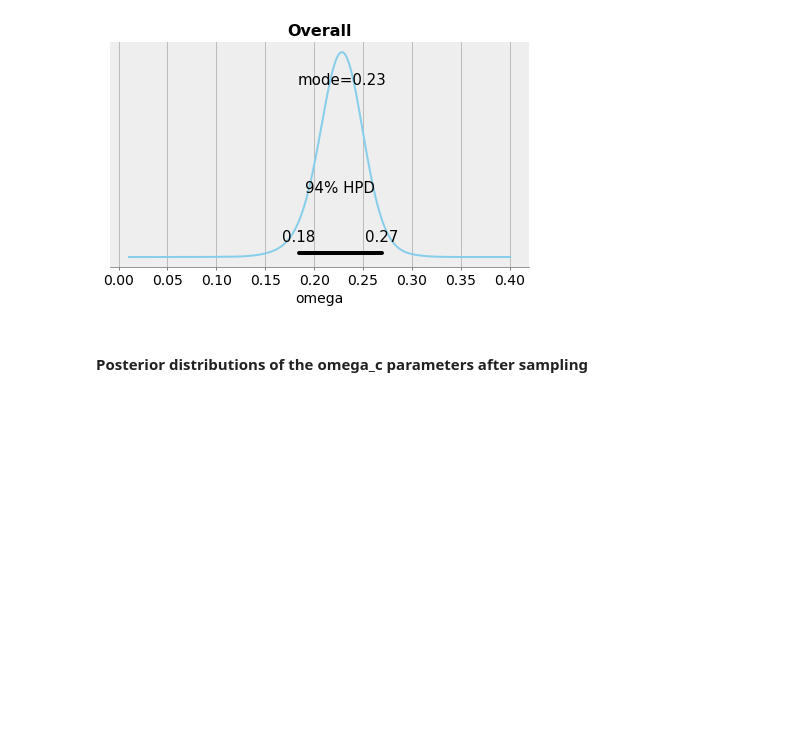
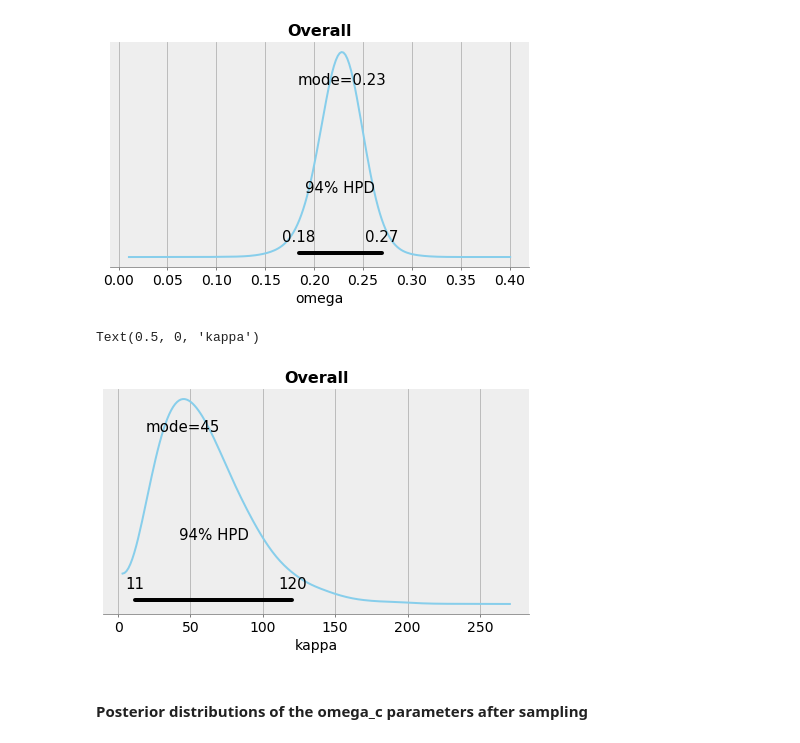
Before and after one commit to kerns-ai-lab/DBDA2-Python, a Jupyter notebook: Ch09_Baseball-Example.ipynb, the cells around one changed output. Saved outputs shown, nothing was run; the diff lists cells and outputs as text; code cells hidden in the pictures; blank space fills up the shorter version.

Commit message:
Start trying to graph fig9.14; Increase cores

```diff
--- a/Ch09_Baseball-Example.ipynb
+++ b/Ch09_Baseball-Example.ipynb
@@ -116,7 +109,7 @@ with pm.Model() as baseball_model:
     y = pm.Binomial('y', n=df.AtBats.values, p=theta, observed=df.Hits)
 # %%
 with baseball_model:
-    trace = pm.sample(11000, cores=4)
+    trace = pm.sample(11000, cores=6)
 # %%
 #pm.save_trace(trace, 'baseball_model_2018.trace')
 # %% [output]
@@ -155,6 +148,14 @@ plt.xlabel('omega', fontdict={'fontsize':14})
 # %% [output]
 Text(0.5, 0, 'omega')
 [figure]
+# %%
+color = '#87ceeb'
+pm.plot_posterior(trace['kappa'], point_estimate='mode', color=color)
+plt.title('Overall', fontdict={'fontsize':16, 'fontweight':'bold'})
+plt.xlabel('kappa', fontdict={'fontsize':14})
+# %% [output]
+Text(0.5, 0, 'kappa')
+[figure, added]
 # %% [markdown]
 #### Posterior distributions of the omega_c parameters after sampling
 # %%
```
Also changed, not shown: parts of 3 cells of this notebook.
